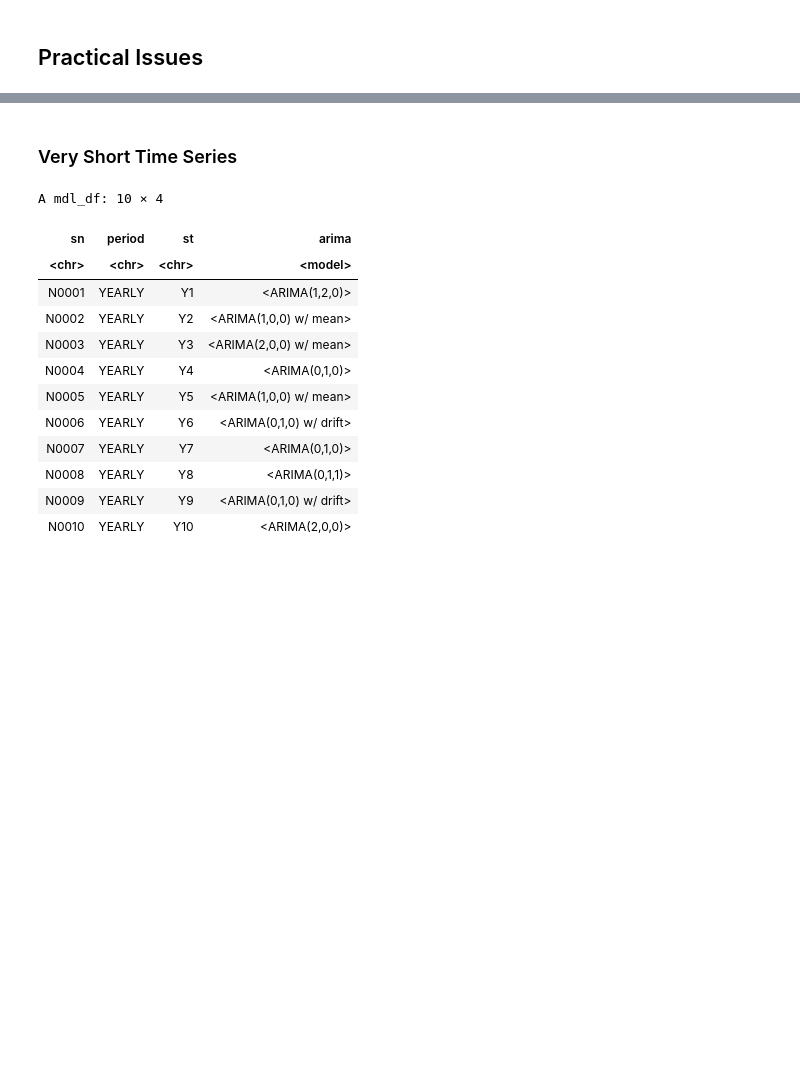
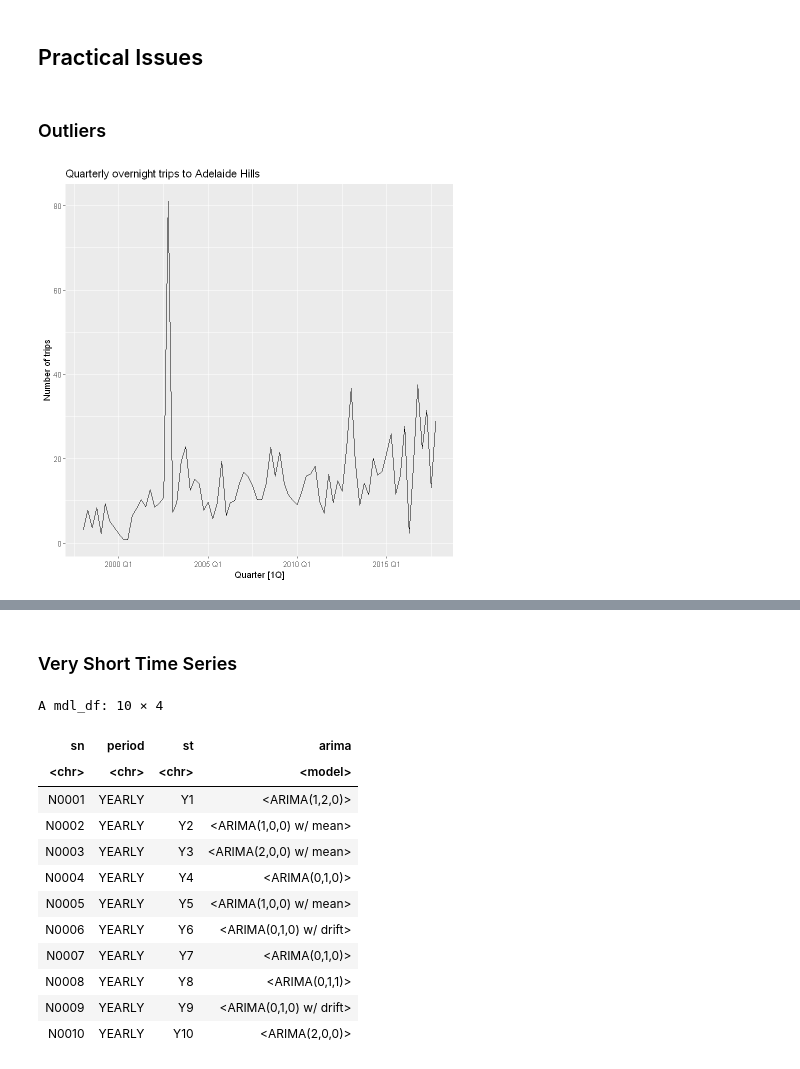
Before and after one commit to appliedecon/Time-Series-and-Forecasting, a Jupyter notebook: w13 - practical issues.ipynb, the cells around one changed output, grey strips where cells are left out. Saved outputs shown, nothing was run; the diff lists cells and outputs as text; code cells hidden in the pictures; blank space fills up the shorter version.

```diff
--- a/w13 - practical issues.ipynb
+++ b/w13 - practical issues.ipynb
@@ -15,3 +17,15 @@ Warning message:
 "package 'Mcomp' was built under R version 4.3.3"
 # %% [markdown]
 ## Practical Issues
+# %% [markdown]
+### Outliers
+# %%
+tourism |>
+  filter(
+    Region == "Adelaide Hills", Purpose == "Visiting"
+  ) |>
+  autoplot(Trips) +
+  labs(title = "Quarterly overnight trips to Adelaide Hills",
+       y = "Number of trips")
+# %% [output]
+[figure, added]
```
Also changed, not shown: parts of 53 cells of this notebook.
